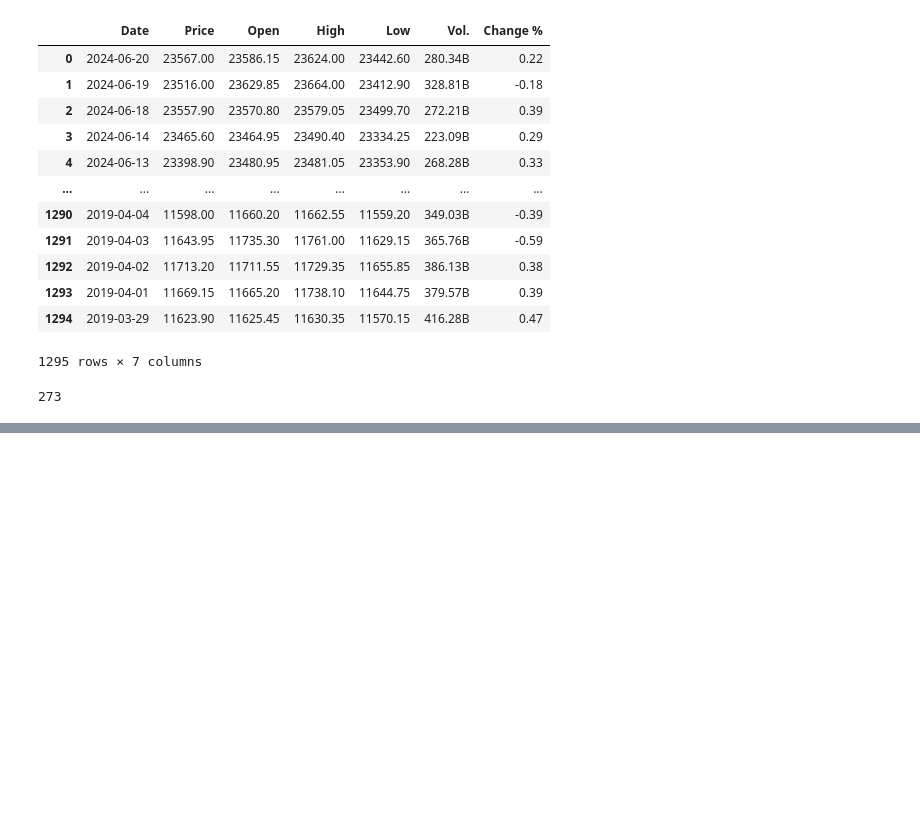
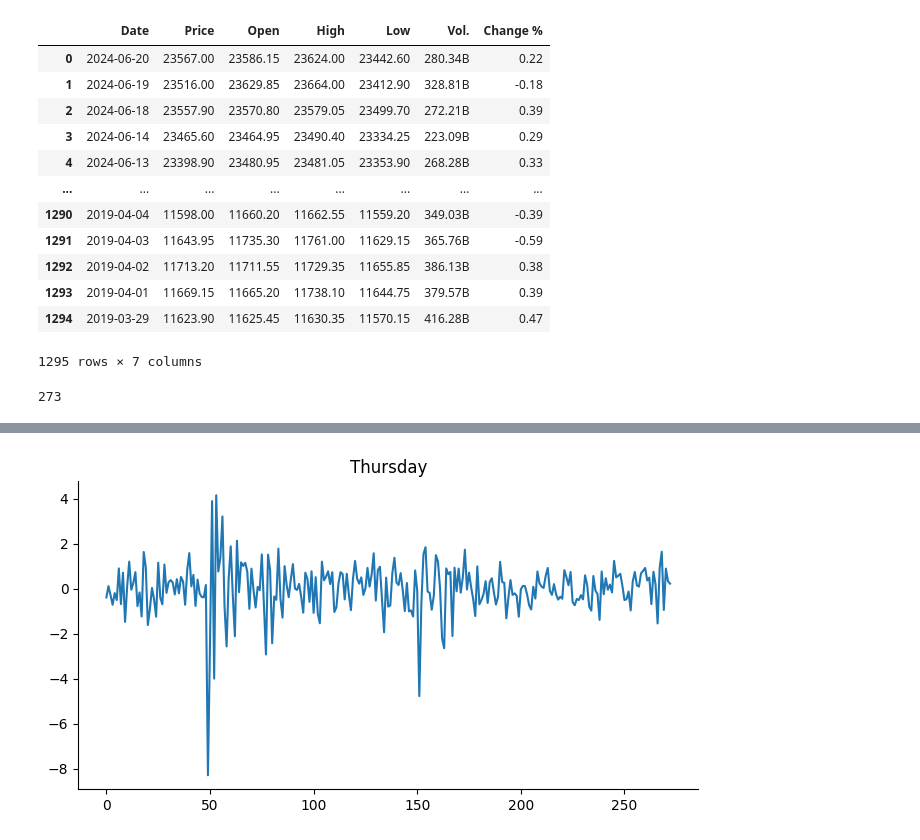
Before and after one commit to bala-ceg/backtest-strategies, a Jupyter notebook: weeklyexpiry_prediction.ipynb, the cells around one changed output, grey strips where cells are left out. Drawn from its saved outputs; the diff is of its cells as text; code cells hidden in the pictures; blank space fills up the shorter version.

```diff
--- a/weeklyexpiry_prediction.ipynb
+++ b/weeklyexpiry_prediction.ipynb
@@ -209,0 +203,4 @@ pivoted_data_2
+# %%
+pivoted_data_2['Year_Week'] = pivoted_data_2['Year'].astype(str) + '_' + pivoted_data_2['Week_Number'].astype(str)
+pivoted_data_3 = pivoted_data_2[['Year_Week', 'Thursday']]
+pivoted_data_3
@@ -209,0 +221,8 @@ pivoted_data_2
+# %%
+# @title Thursday
+
+from matplotlib import pyplot as plt
+pivoted_data_3['Thursday'].plot(kind='line', figsize=(8, 4), title='Thursday')
+plt.gca().spines[['top', 'right']].set_visible(False)
+# %% [output]
+[figure, added]
```
Also changed, not shown: parts of 4 cells of this notebook.
